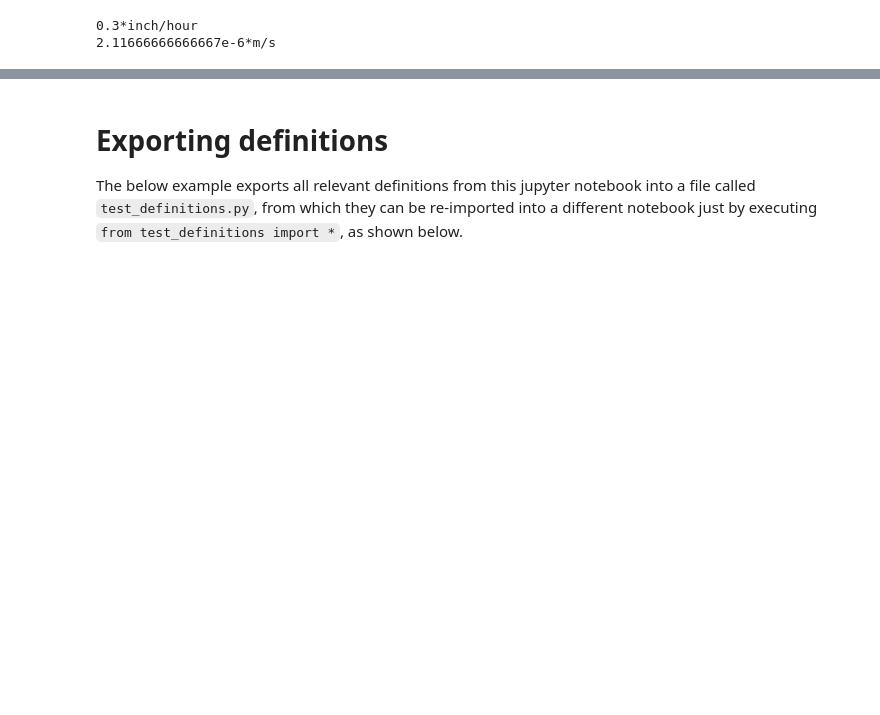
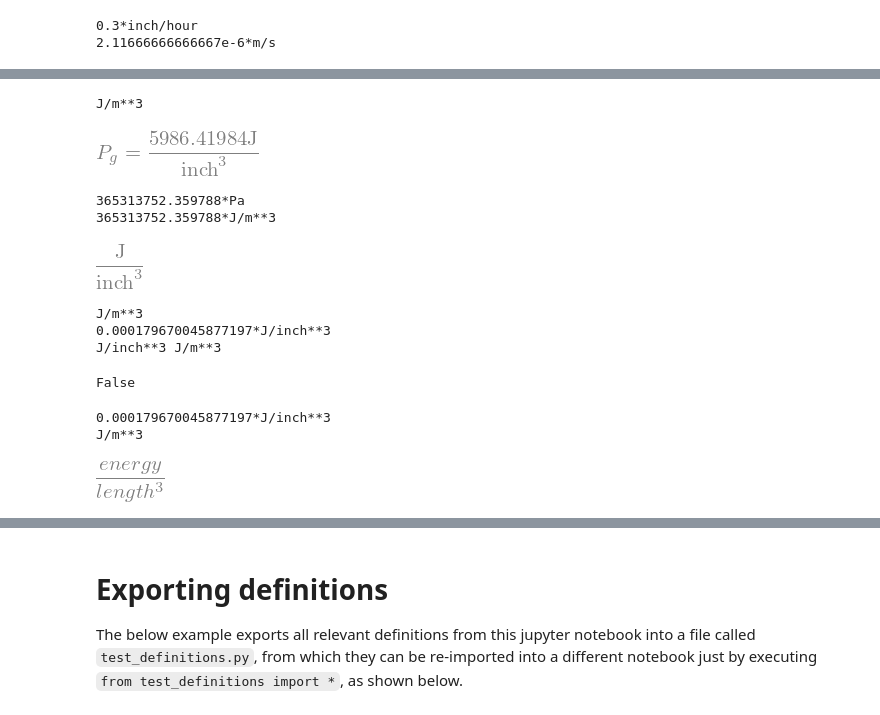
Before and after one commit to schymans/ESSM_jupyter_examples, a Jupyter notebook: api_documentation_master.ipynb, the cells around one changed output, grey strips where cells are left out. Cells and saved outputs as stored; diff of their text form; code cells hidden in the pictures; blank space fills up the shorter version.

```diff
--- a/api_documentation_master.ipynb
+++ b/api_documentation_master.ipynb
@@ -712,0 +726,51 @@ Eq(nu_a, 9.0e-8*T_a - 1.13e-5)
+# %%
+expr = eq_Pg
+unit_expr = derive_unit(expr.rhs)
+print(derive_unit(expr.rhs))
+vdict[T_g] = 300*kelvin
+vdict[n_g] = 1.2*mole
+vdict[V_g] = 0.5*inch ** 3
+display(eq_Pg.subs(vdict))
+print(convert_to(eq_Pg.rhs.subs(vdict), pascal))
+print(convert_to(eq_Pg.rhs.subs(vdict), unit_expr))
+# %% [output]
+J/m**3
+[figure, added]
+365313752.359788*Pa
+365313752.359788*J/m**3
+# %%
+def get_unit(expr):
+    """Return unit of expression"""
+    return expr.subs({x: 1 for x in expr.args if not x.has(Quantity)})
+get_unit(eq_Pg.rhs.subs(vdict))
+# %% [output]
+[figure, added]
+# %%
+xvar = V_g
+expr1 = eq_Pg.rhs.subs(vdict)
+baseunit_xvar = derive_unit(V_g)
+customunit = joule/inch**3
+print(get_unit(expr1.subs(xvar, xvals[0]*baseunit_xvar)))
+print(convert_to(expr1.subs(xvar, xvals[0]*baseunit_xvar),
+                                     customunit))
+unit1 = g_unit(convert_to(expr1.subs(xvar, xvals[0]*baseunit_xvar),
+                     customunit))
+print(customunit, unit1)
+unit1 == customunit
+# %% [output]
+J/m**3
+0.000179670045877197*J/inch**3
+J/inch**3 J/m**3
+False
+# %%
+blah = convert_to(expr1.subs(xvar, xvals[0]*baseunit_xvar),
+                     customunit)
+print(blah)
+print(derive_unit(blah))
+# %% [output]
+0.000179670045877197*J/inch**3
+J/m**3
+# %%
+Variable.get_dimensional_expr(blah)
+# %% [output]
+[figure, added]
```
Also changed, not shown: parts of 8 cells of this notebook.
